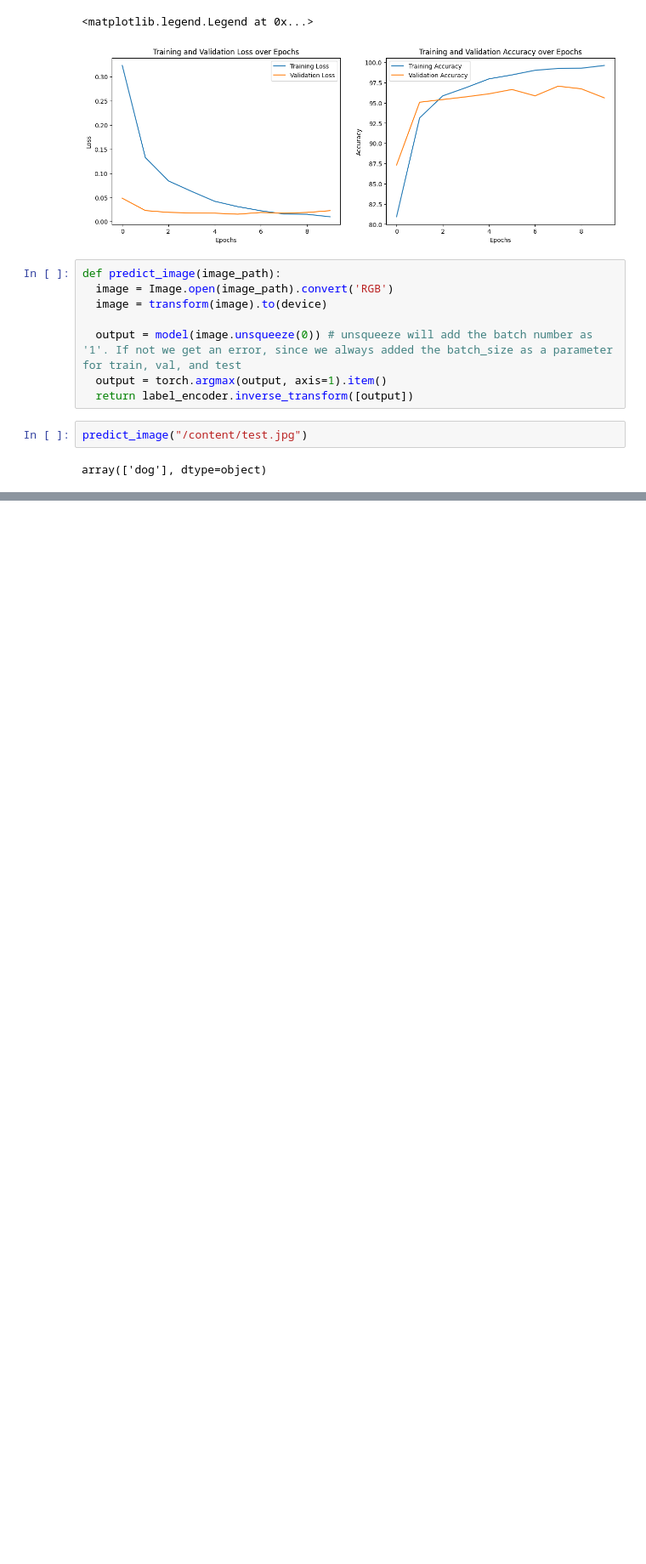
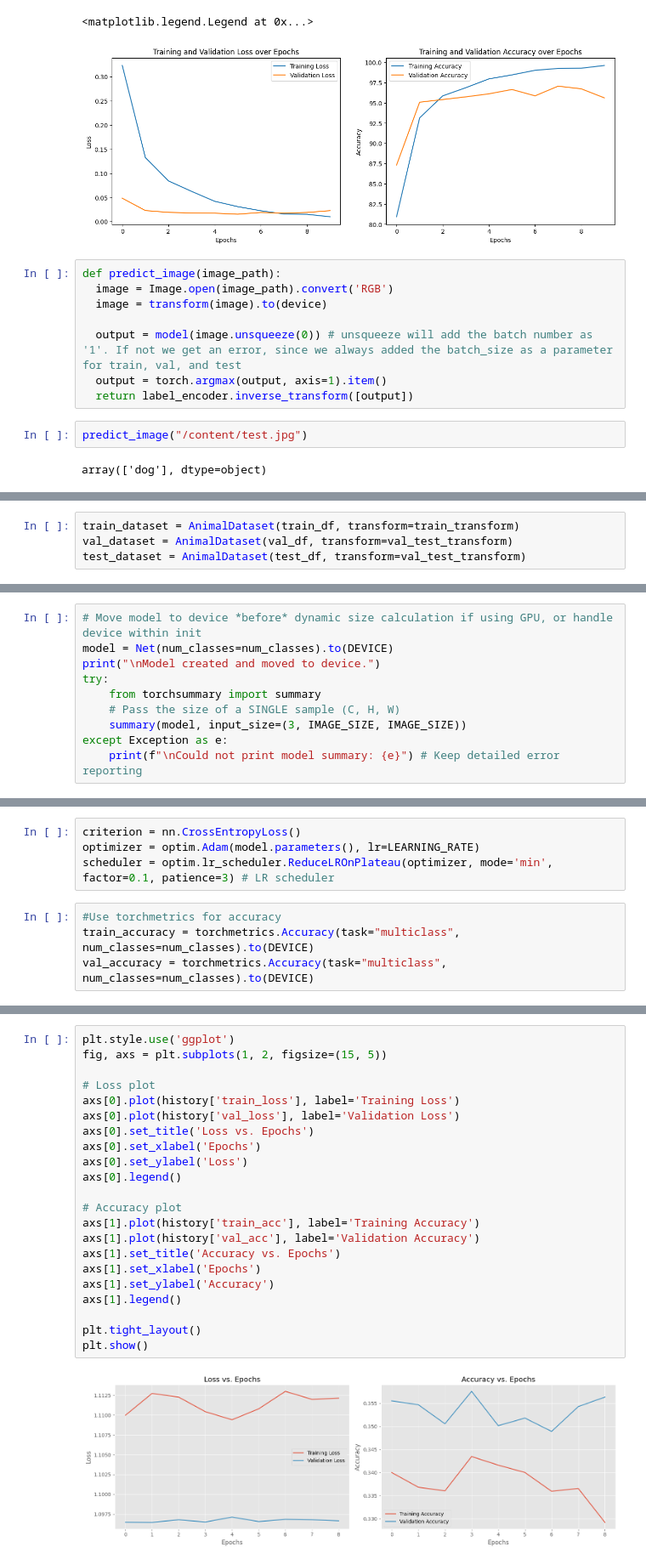
Before and after one commit to prajwalhiremath-dev/pytorch-project, a Jupyter notebook: Image_classification_project.ipynb, the cells around one changed output, grey strips where cells are left out. Shown at 85% size. Cells and saved outputs as stored; diff of their text form; blank space fills up the shorter version.

Commit message:
Image Classification Production code

```diff
--- a/Image_classification_project.ipynb
+++ b/Image_classification_project.ipynb
@@ -283,0 +471,4 @@ array(['dog'], dtype=object)
+# %%
+train_dataset = AnimalDataset(train_df, transform=train_transform)
+val_dataset = AnimalDataset(val_df, transform=val_test_transform)
+test_dataset = AnimalDataset(test_df, transform=val_test_transform)
@@ -283,0 +567,10 @@ array(['dog'], dtype=object)
+# %%
+# Move model to device *before* dynamic size calculation if using GPU, or handle device within init
+model = Net(num_classes=num_classes).to(DEVICE)
+print("\nModel created and moved to device.")
+try:
+    from torchsummary import summary
+    # Pass the size of a SINGLE sample (C, H, W)
+    summary(model, input_size=(3, IMAGE_SIZE, IMAGE_SIZE))
+except Exception as e:
+    print(f"\nCould not print model summary: {e}") # Keep detailed error reporting
@@ -283,0 +597,8 @@ array(['dog'], dtype=object)
+# %%
+criterion = nn.CrossEntropyLoss()
+optimizer = optim.Adam(model.parameters(), lr=LEARNING_RATE)
+scheduler = optim.lr_scheduler.ReduceLROnPlateau(optimizer, mode='min', factor=0.1, patience=3) # LR scheduler
+# %%
+#Use torchmetrics for accuracy
+train_accuracy = torchmetrics.Accuracy(task="multiclass", num_classes=num_classes).to(DEVICE)
+val_accuracy = torchmetrics.Accuracy(task="multiclass", num_classes=num_classes).to(DEVICE)
@@ -283,0 +734,24 @@ array(['dog'], dtype=object)
+# %%
+plt.style.use('ggplot')
+fig, axs = plt.subplots(1, 2, figsize=(15, 5))
+
+# Loss plot
+axs[0].plot(history['train_loss'], label='Training Loss')
+axs[0].plot(history['val_loss'], label='Validation Loss')
+axs[0].set_title('Loss vs. Epochs')
+axs[0].set_xlabel('Epochs')
+axs[0].set_ylabel('Loss')
+axs[0].legend()
+
+# Accuracy plot
+axs[1].plot(history['train_acc'], label='Training Accuracy')
+axs[1].plot(history['val_acc'], label='Validation Accuracy')
+axs[1].set_title('Accuracy vs. Epochs')
+axs[1].set_xlabel('Epochs')
+axs[1].set_ylabel('Accuracy')
+axs[1].legend()
+
+plt.tight_layout()
+plt.show()
+# %% [output]
+[figure, added]
```
Also changed, not shown: parts of 30 cells of this notebook, 1 other file.
